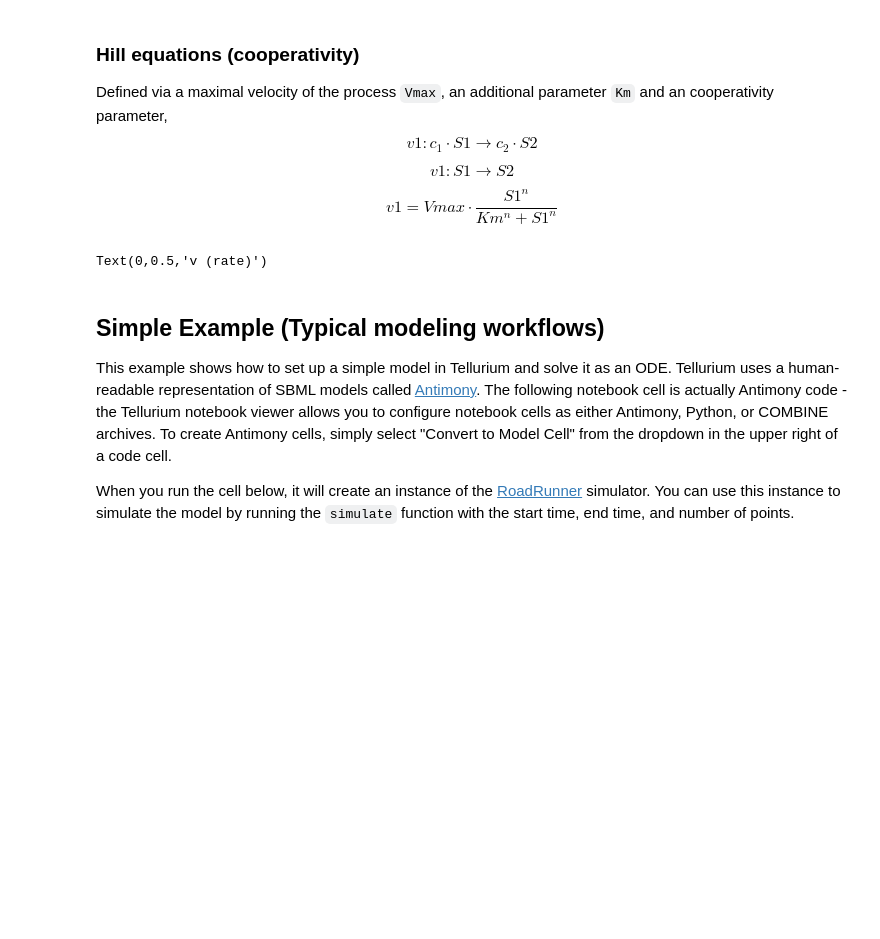
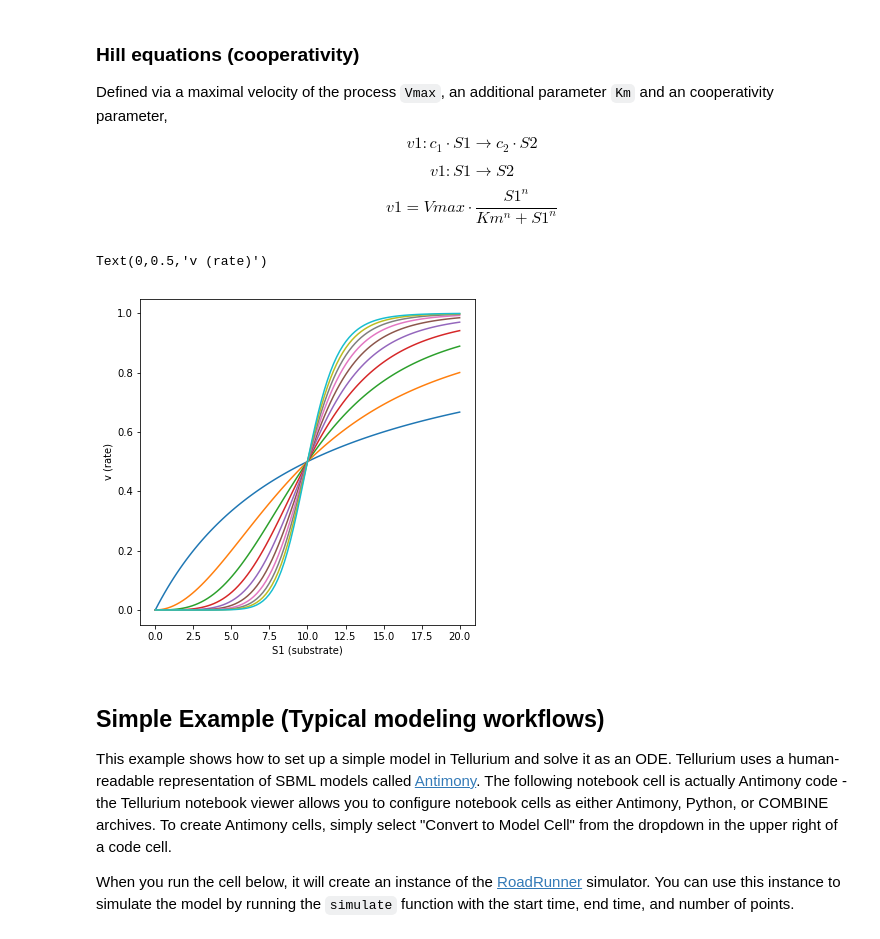
Before and after one commit to matthiaskoenig/lisym-tutorial, a Jupyter notebook: notebooks/quickstart.ipynb, the cells around one changed output. Drawn from its saved outputs; the diff is of its cells as text; code cells hidden in the pictures; blank space fills up the shorter version.

```diff
--- a/notebooks/quickstart.ipynb
+++ b/notebooks/quickstart.ipynb
@@ -94,7 +94,7 @@ S2  [  1]]
 ma_rev2 = te.loada("""
 model ma_rev2()
   v1: S1 + 2 S2-> S3; k1*S1*S2^2;
-  k1 = 0.01
+  k1 = 0.01; k2=0.005;
   S1 = 10.0; S2=20.0; S3=0;
 end
 """)
@@ -141,14 +141,17 @@ $$v1: S1 \rightarrow S2$$
 $$v1 = Vmax \cdot \frac{S1}{Km + S1}$$
 # %%
 # single reaction, irreversible Michaelis-Menten Kinetics
-mmk_rev = te.loada("""
-model mmk_rev()
-  S1 -> S2; Vmax*S1/(Km+S1)
+mmk_irev = te.loada("""
+model mmk_irev()
+  v1: S1 -> S2; Vmax*S1/(Km+S1)
   Vmax = 1.0
   Km = 1.0
   S1 = 10.0; S2 = 0.0
 end
 """)
-mmk_rev.simulate(start=0, end=50, steps=200)
-mmk_rev.plot()
+mmk_irev.timeCourseSelections = mmk_irev.timeCourseSelections + mmk_irev.getReactionIds()
+print(mmk_irev.timeCourseSelections)
+s = mmk_irev.simulate(start=0, end=50, steps=200)
+mmk_irev.plot()
+print(s)
 # %% [output]
@@ -185,24 +208,25 @@ $$v1 = Vmax \cdot \frac{S1^n}{Km^n + S1^n}$$
 # %%
 import numpy as np
 from matplotlib import pyplot as plt
-S1 = np.linspace(0, 10, 100)
+S1 = np.linspace(0, 20, 100)
 n_values = np.linspace(1, 10, 10)
 
 def hill(s, Vmax=1.0, n=1):
     v = Vmax*S1**n/(Km**n+S1**n)
     return v
 
 # plotting the results
 f, ax = plt.subplots(nrows=1, ncols=1, figsize=(6, 6))
 
 for n_value in n_values:
     v = hill(S1, n=n_value)
     ax.plot(S1, v)
 
 ax.set_xlabel("S1 (substrate)")
 ax.set_ylabel("v (rate)")
 # %% [output]
 Text(0,0.5,'v (rate)')
+[figure, added]
 # %% [markdown]
 ## Simple Example (Typical modeling workflows)
 
```
Also changed, not shown: parts of 3 cells of this notebook, 5 other files.
